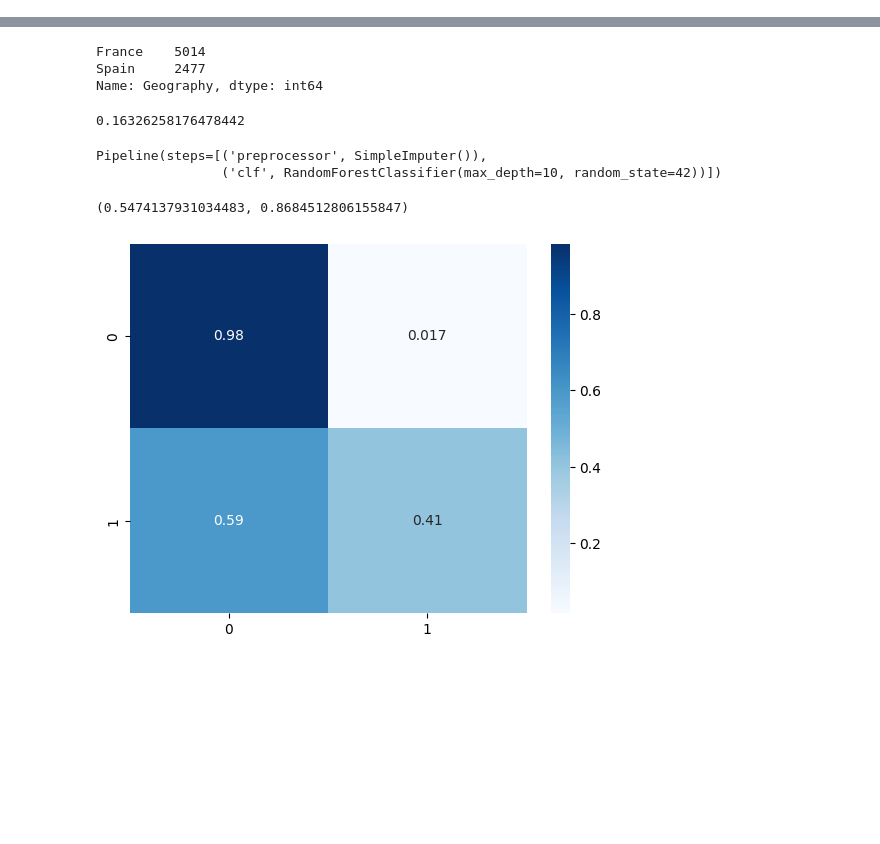
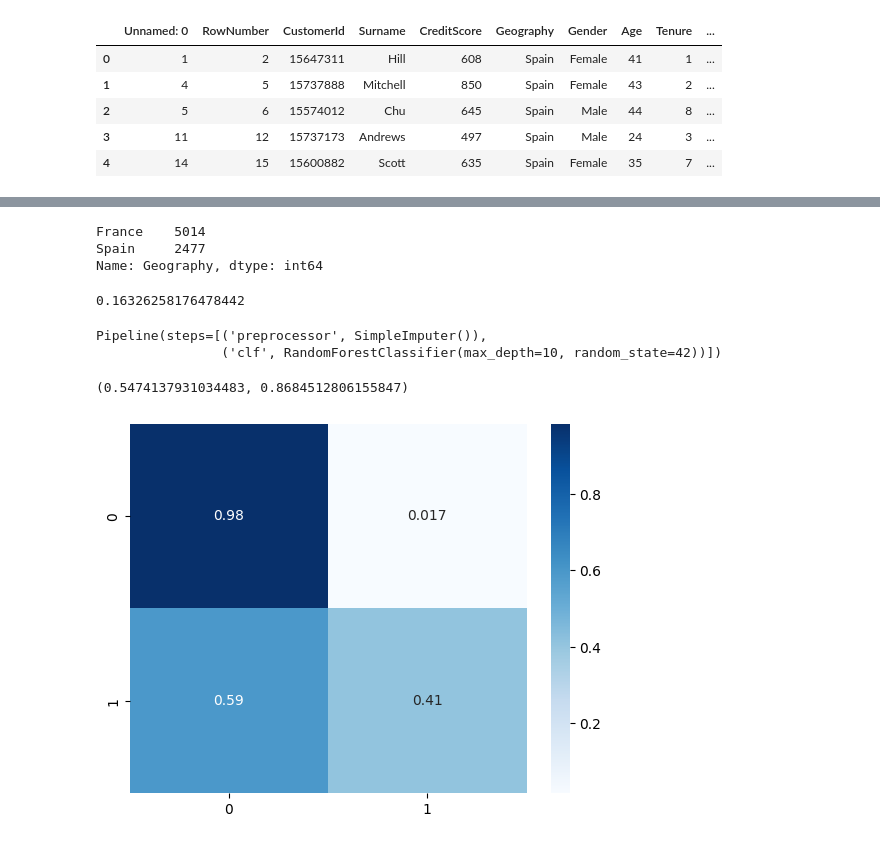
Before and after one commit to azadmorteza/open-source-mlops-e2e, a Jupyter notebook: notebooks/TrainChurnModel.ipynb, the cells around one changed output, grey strips where cells are left out. Drawn from its saved outputs; the diff is of its cells as text; code cells hidden in the pictures; blank space fills up the shorter version.

```diff
--- a/notebooks/TrainChurnModel.ipynb
+++ b/notebooks/TrainChurnModel.ipynb
@@ -14,6 +14,16 @@ from sklearn.pipeline import Pipeline
 # %%
 proj_path = Path(os.getcwd()).parent.absolute()
 data_file_paths = [proj_path/'data'/'raw'/f'Churn_Modelling_{country}.csv'  for country in ['Spain', 'France']]
+# %%
+df = pd.concat([pd.read_csv(fpath) for fpath in data_file_paths])
+df.head()
+# %% [output]
+|  | Unnamed: 0 | RowNumber | CustomerId | Surname | CreditScore | Geography | Gender | Age | Tenure | ... |
+| 0 | 1 | 2 | 15647311 | Hill | 608 | Spain | Female | 41 | 1 | ... |
+| 1 | 4 | 5 | 15737888 | Mitchell | 850 | Spain | Female | 43 | 2 | ... |
+| 2 | 5 | 6 | 15574012 | Chu | 645 | Spain | Male | 44 | 8 | ... |
+| 3 | 11 | 12 | 15737173 | Andrews | 497 | Spain | Male | 24 | 3 | ... |
+| 4 | 14 | 15 | 15600882 | Scott | 635 | Spain | Female | 35 | 7 | ... |
 # %%
 df = pd.concat([pd.read_csv(fpath) for fpath in data_file_paths])
 df.head()
```
Also changed, not shown: parts of 3 cells of this notebook, 3 other files.
